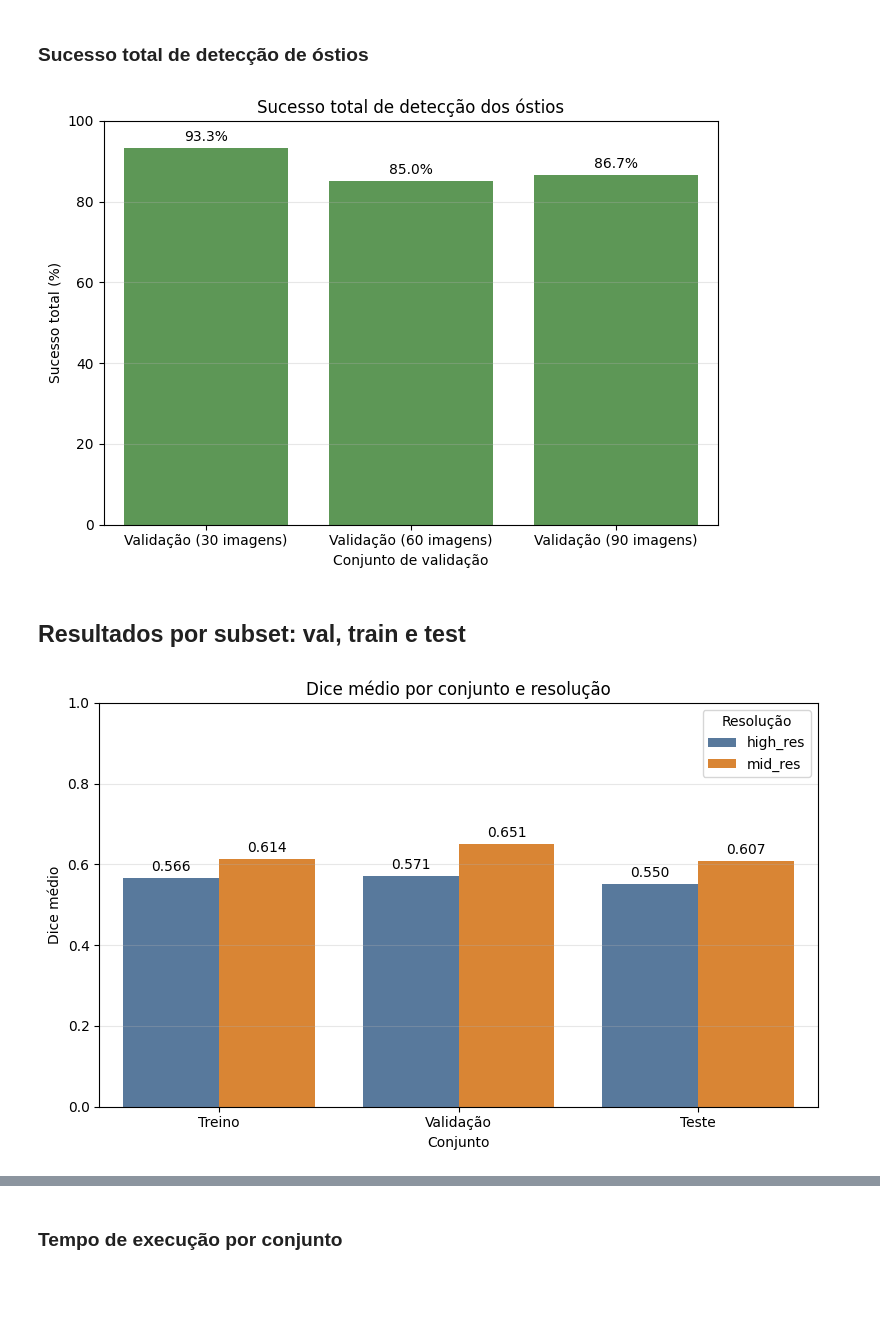
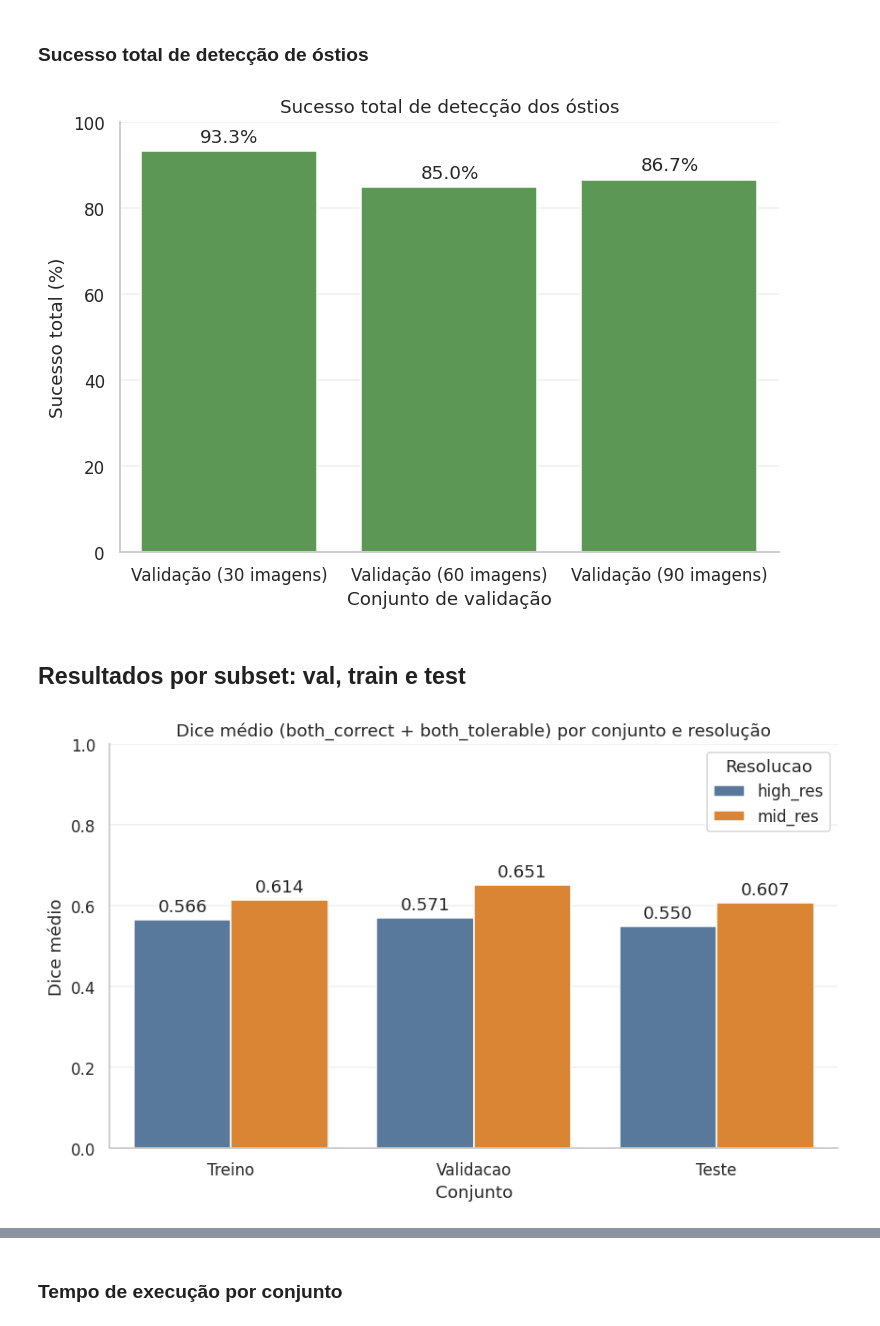
Before and after one commit to matheusssilva991/coronary-centerline-detection, a Jupyter notebook: src/eda_tests.ipynb, the cells around one changed output, grey strips where cells are left out. Saved outputs shown, nothing was run; the diff lists cells and outputs as text; code cells hidden in the pictures; blank space fills up the shorter version.

```diff
--- a/src/eda_tests.ipynb
+++ b/src/eda_tests.ipynb
@@ -58,10 +71,10 @@ MATH_TEST_SUMMARY_PATHS = {
     for resolution, split_paths in SPLIT_PATHS_BY_RESOLUTION.items()
 }
 
-ia_results_df, missing_ia_files = load_ia_results_for_comparison(IA_RESULTS_BASE)
-math_results_df, missing_math_files = load_math_results_for_comparison(MATH_TEST_SUMMARY_PATHS)
+ia_results_df, missing_ia_files = cmp.load_ia_results_for_comparison(IA_RESULTS_BASE)
+math_results_df, missing_math_files = cmp.load_math_results_for_comparison(MATH_TEST_SUMMARY_PATHS)
 comparison_raw_df = pd.concat([ia_results_df, math_results_df], ignore_index=True)
-comparison_agg_df = build_comparison_agg_df(comparison_raw_df)
+comparison_agg_df = cmp.build_comparison_agg_df(comparison_raw_df)
 
 print("Shapes carregados para comparação IA:")
 print("- IA:", ia_results_df.shape)
@@ -429,44 +460,23 @@ plt.show()
 # %% [markdown]
 ### Sucesso total de detecção de óstios
 # %%
-plt.figure(figsize=(7, 5))
-ax3 = sns.barplot(data=summary_df, x="dataset", y="sucesso_total_percent", color="#54A24B")
-ax3.set_ylim(0, 100)
-ax3.set_title("Sucesso total de detecção dos óstios")
-ax3.set_xlabel("Conjunto de validação")
-ax3.set_ylabel("Sucesso total (%)")
-ax3.grid(axis="y", alpha=0.3)
-for container in ax3.containers:
-    ax3.bar_label(container, fmt="%.1f%%", padding=3)
-
-plt.tight_layout()
-plt.show()
+ax3 = viz.category.plot_validation_ostia_success(
+    summary_df=summary_df,
+    color="#54A24B",
+)
 # %% [output]
-[figure, old version]
+[figure, new version]
 # %% [markdown]
 ## Resultados por subset: val, train e test
 # %%
-plot_subset_df = subset_summary_df[subset_summary_df["disponivel"]].copy()
-plot_subset_df["conjunto"] = plot_subset_df["subset"].map({"train": "Treino", "val": "Validação", "test": "Teste"})
-
-plt.figure(figsize=(8, 5))
-ax_subset = sns.barplot(
-    data=plot_subset_df,
-    x="conjunto",
-    y="dice_medio",
-    hue="resolucao",
+ax_subset = viz.subset.plot_subset_metric_by_resolution(
+    subset_summary_df=subset_summary_df,
+    metric_col="dice_medio_correto",
+    title="Dice médio (both_correct + both_tolerable) por conjunto e resolução",
+    ylabel="Dice médio",
     palette=["#4C78A8", "#F58518"],
+    ylim=(0, 1),
+    bar_label_fmt="%.3f",
 )
-ax_subset.set_ylim(0, 1)
-ax_subset.set_title("Dice médio por conjunto e resolução")
-ax_subset.set_xlabel("Conjunto")
-ax_subset.set_ylabel("Dice médio")
-ax_subset.grid(axis="y", alpha=0.3)
-ax_subset.legend(title="Resolução")
-for container in ax_subset.containers:
-    ax_subset.bar_label(container, fmt="%.3f", padding=3)
-
-plt.tight_layout()
-plt.show()
 # %% [output]
-[figure, old version]
+[figure, new version]
```
Also changed, not shown: parts of 23 cells of this notebook, 59 other files.
